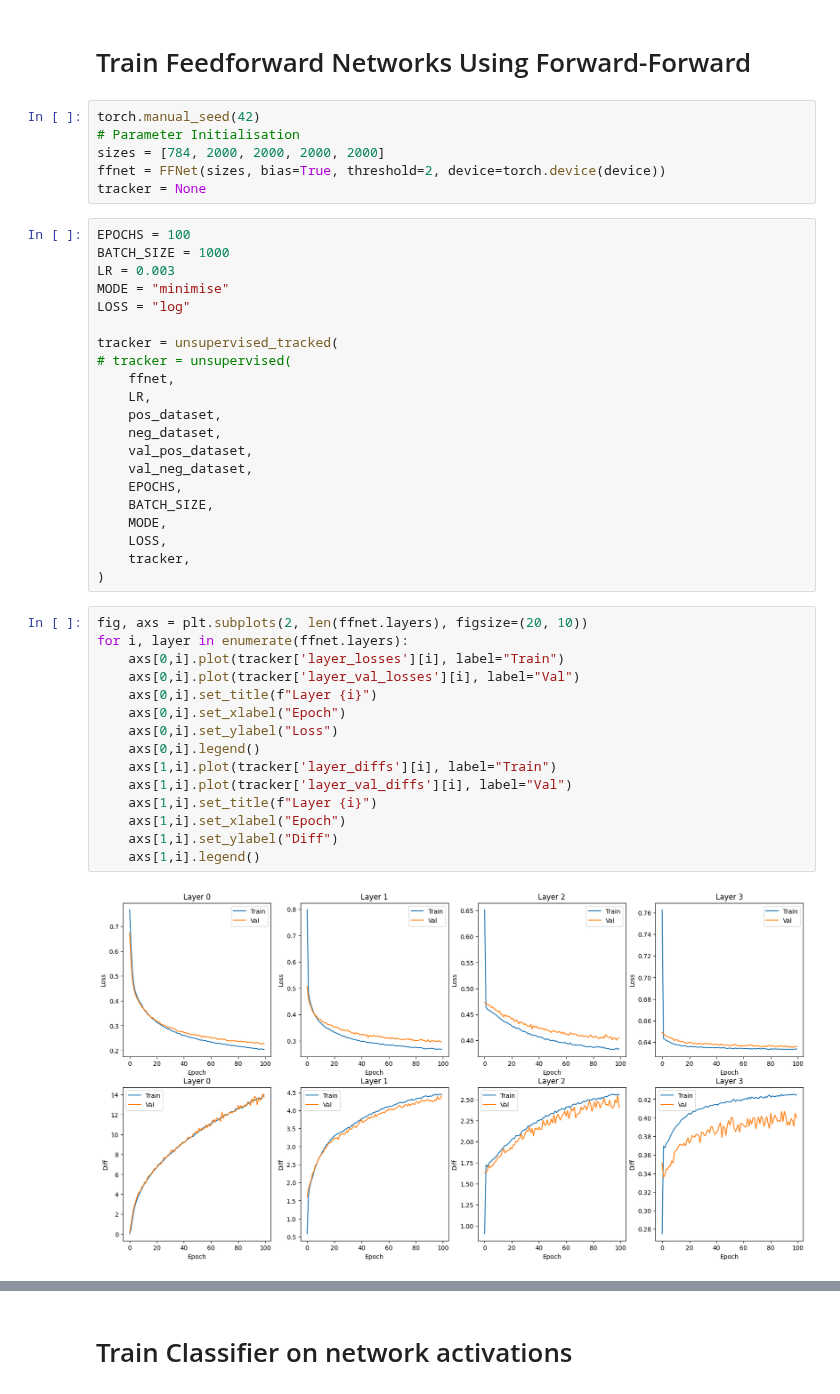
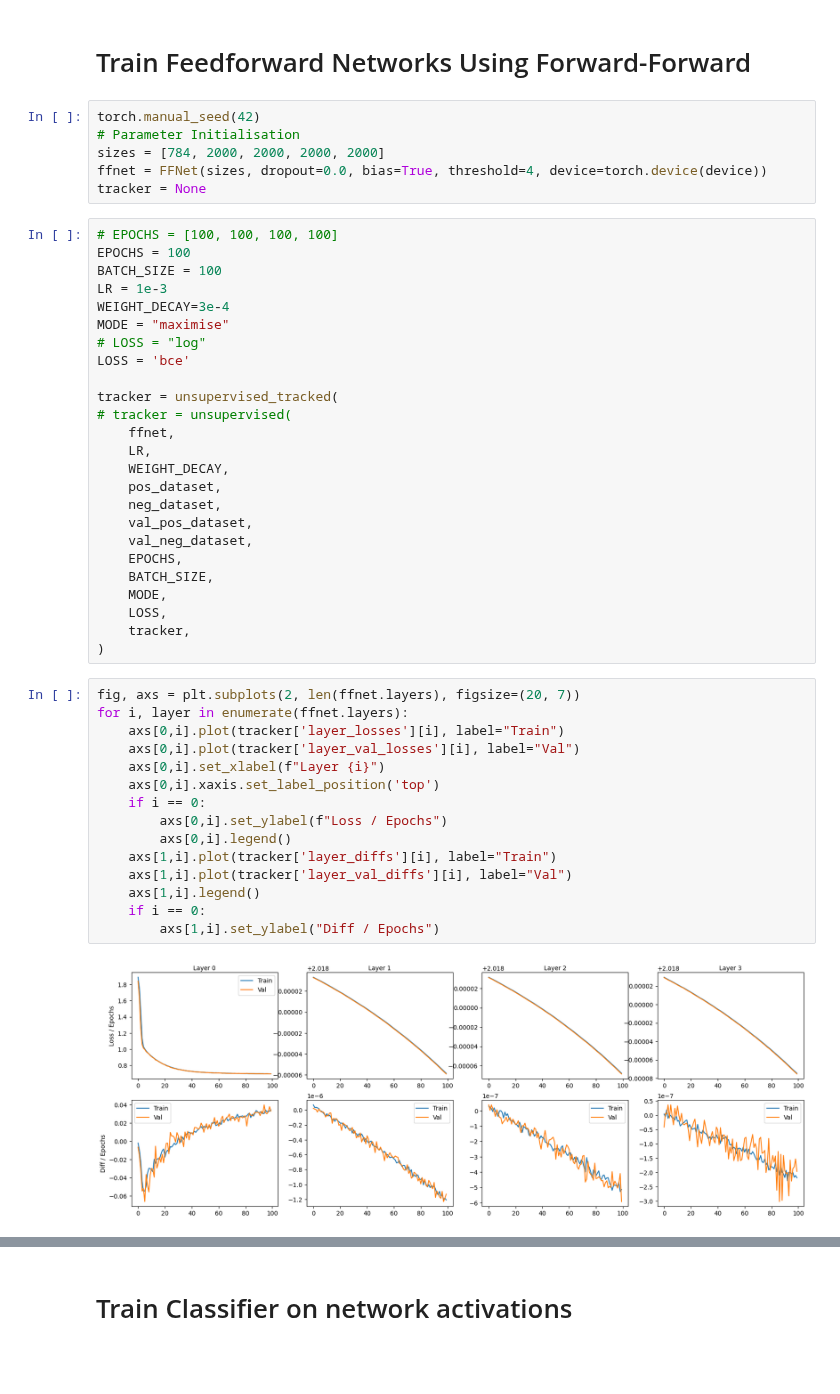
Before and after one commit to joeagriffith/ml-learning, a Jupyter notebook: Deep_Learning/Experimental/Forward_Forward/mnist.ipynb, the cells around one changed output, grey strips where cells are left out. Drawn from its saved outputs; the diff is of its cells as text; blank space fills up the shorter version.

```diff
--- a/Deep_Learning/Experimental/Forward_Forward/mnist.ipynb
+++ b/Deep_Learning/Experimental/Forward_Forward/mnist.ipynb
@@ -57,19 +55,23 @@ Loaded MNIST with 48000 samples
 torch.manual_seed(42)
 # Parameter Initialisation
 sizes = [784, 2000, 2000, 2000, 2000]
-ffnet = FFNet(sizes, bias=True, threshold=2, device=torch.device(device))
+ffnet = FFNet(sizes, dropout=0.0, bias=True, threshold=4, device=torch.device(device))
 tracker = None
 # %%
+# EPOCHS = [100, 100, 100, 100]
 EPOCHS = 100
-BATCH_SIZE = 1000
-LR = 0.003
-MODE = "minimise"
-LOSS = "log"
+BATCH_SIZE = 100
+LR = 1e-3
+WEIGHT_DECAY=3e-4
+MODE = "maximise"
+# LOSS = "log"
+LOSS = 'bce'
 
 tracker = unsupervised_tracked(
 # tracker = unsupervised(
     ffnet,
     LR,
+    WEIGHT_DECAY,
     pos_dataset,
     neg_dataset,
     val_pos_dataset,
@@ -81,20 +83,20 @@ tracker = unsupervised_tracked(
     tracker,
 )
 # %%
-fig, axs = plt.subplots(2, len(ffnet.layers), figsize=(20, 10))
+fig, axs = plt.subplots(2, len(ffnet.layers), figsize=(20, 7))
 for i, layer in enumerate(ffnet.layers):
     axs[0,i].plot(tracker['layer_losses'][i], label="Train")
     axs[0,i].plot(tracker['layer_val_losses'][i], label="Val")
-    axs[0,i].set_title(f"Layer {i}")
-    axs[0,i].set_xlabel("Epoch")
-    axs[0,i].set_ylabel("Loss")
-    axs[0,i].legend()
+    axs[0,i].set_xlabel(f"Layer {i}")
+    axs[0,i].xaxis.set_label_position('top')
+    if i == 0:
+        axs[0,i].set_ylabel(f"Loss / Epochs")
+        axs[0,i].legend()
     axs[1,i].plot(tracker['layer_diffs'][i], label="Train")
     axs[1,i].plot(tracker['layer_val_diffs'][i], label="Val")
-    axs[1,i].set_title(f"Layer {i}")
-    axs[1,i].set_xlabel("Epoch")
-    axs[1,i].set_ylabel("Diff")
     axs[1,i].legend()
+    if i == 0:
+        axs[1,i].set_ylabel("Diff / Epochs")
 # %% [output]
-[figure, old version]
+[figure, new version]
 # %%
```
Also changed, not shown: parts of 11 cells of this notebook, 6 other files.
